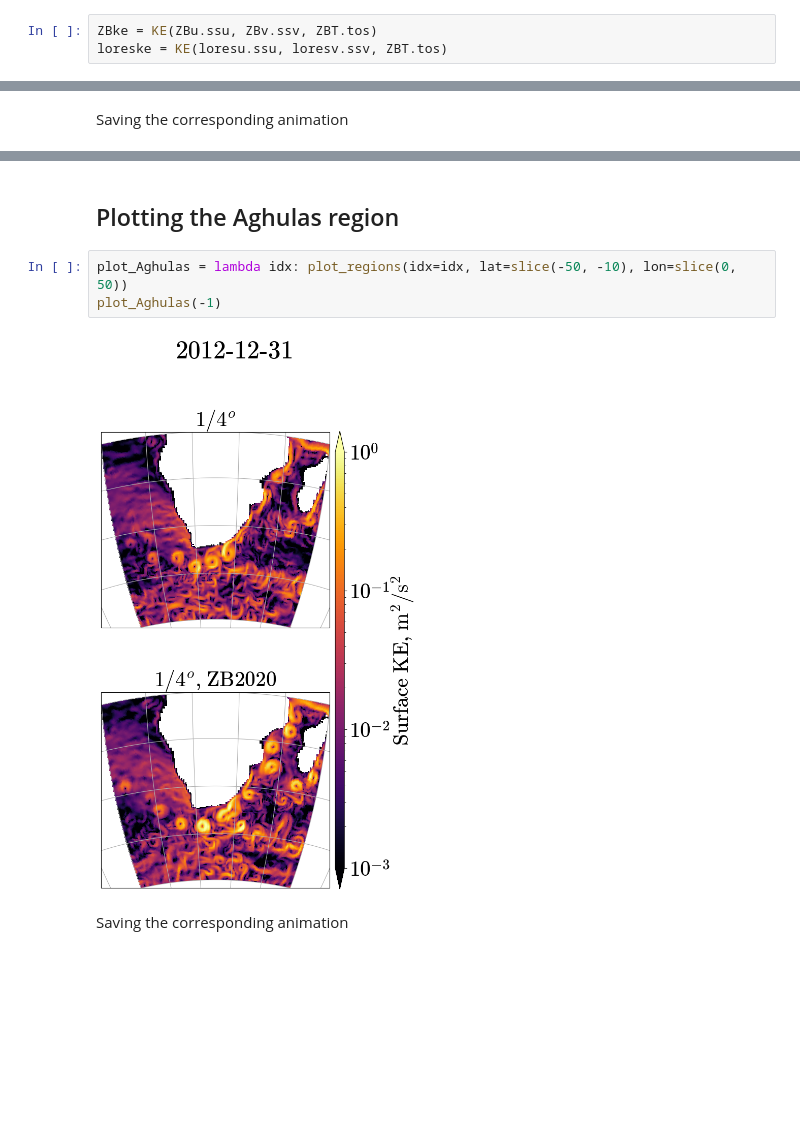
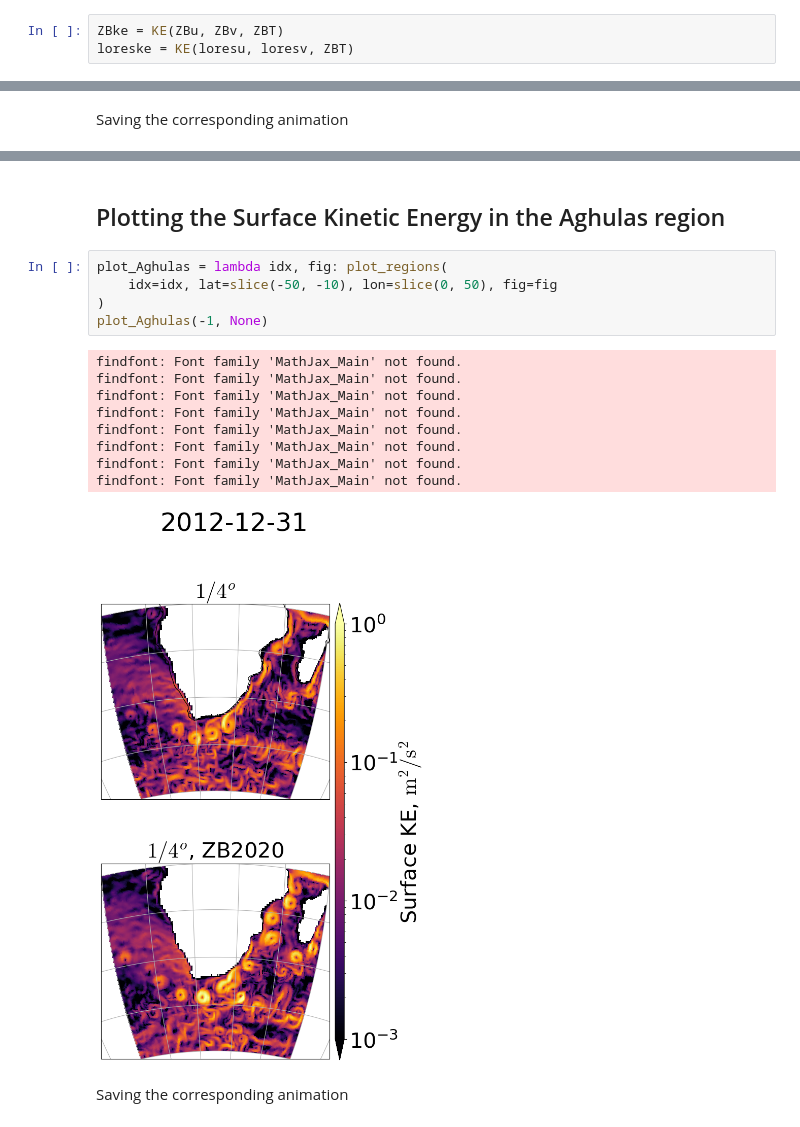
Before and after one commit to m2lines/data-gallery, a Jupyter notebook: notebooks/OM4_SE_animation.ipynb, the cells around one changed output, grey strips where cells are left out. Saved outputs shown, nothing was run; the diff lists cells and outputs as text; blank space fills up the shorter version.

```diff
--- a/notebooks/OM4_SE_animation.ipynb
+++ b/notebooks/OM4_SE_animation.ipynb
@@ -58,8 +77,8 @@ loresT = ds["tos"].sel(experiment="unparameterized")
 def KE(u, v, T):
     return 0.5 * (remesh(u**2, T) + remesh(v**2, T))
 # %%
-ZBke = KE(ZBu.ssu, ZBv.ssv, ZBT.tos)
-loreske = KE(loresu.ssu, loresv.ssv, ZBT.tos)
+ZBke = KE(ZBu, ZBv, ZBT)
+loreske = KE(loresu, loresv, ZBT)
 # %%
 plt.figure(figsize=(15, 15))
 np.log10(loreske.isel(time=0)).plot(cmap="inferno", vmin=-3, vmax=0)
@@ -231,10 +360,20 @@ Animation at FPS=20 will last for 6.1 seconds
 # %% [markdown]
-## Plotting the Aghulas region
+## Plotting the Surface Kinetic Energy in the Aghulas region
 # %%
-plot_Aghulas = lambda idx: plot_regions(idx=idx, lat=slice(-50, -10), lon=slice(0, 50))
-plot_Aghulas(-1)
+plot_Aghulas = lambda idx, fig: plot_regions(
+    idx=idx, lat=slice(-50, -10), lon=slice(0, 50), fig=fig
+)
+plot_Aghulas(-1, None)
 # %% [output]
+findfont: Font family 'MathJax_Main' not found.
+findfont: Font family 'MathJax_Main' not found.
+findfont: Font family 'MathJax_Main' not found.
+findfont: Font family 'MathJax_Main' not found.
+findfont: Font family 'MathJax_Main' not found.
+findfont: Font family 'MathJax_Main' not found.
+findfont: Font family 'MathJax_Main' not found.
+findfont: Font family 'MathJax_Main' not found.
-[figure, old version]
+[figure, new version]
 # %% [markdown]
 Saving the corresponding animation
 # %%
```
Also changed, not shown: parts of 17 cells of this notebook.
